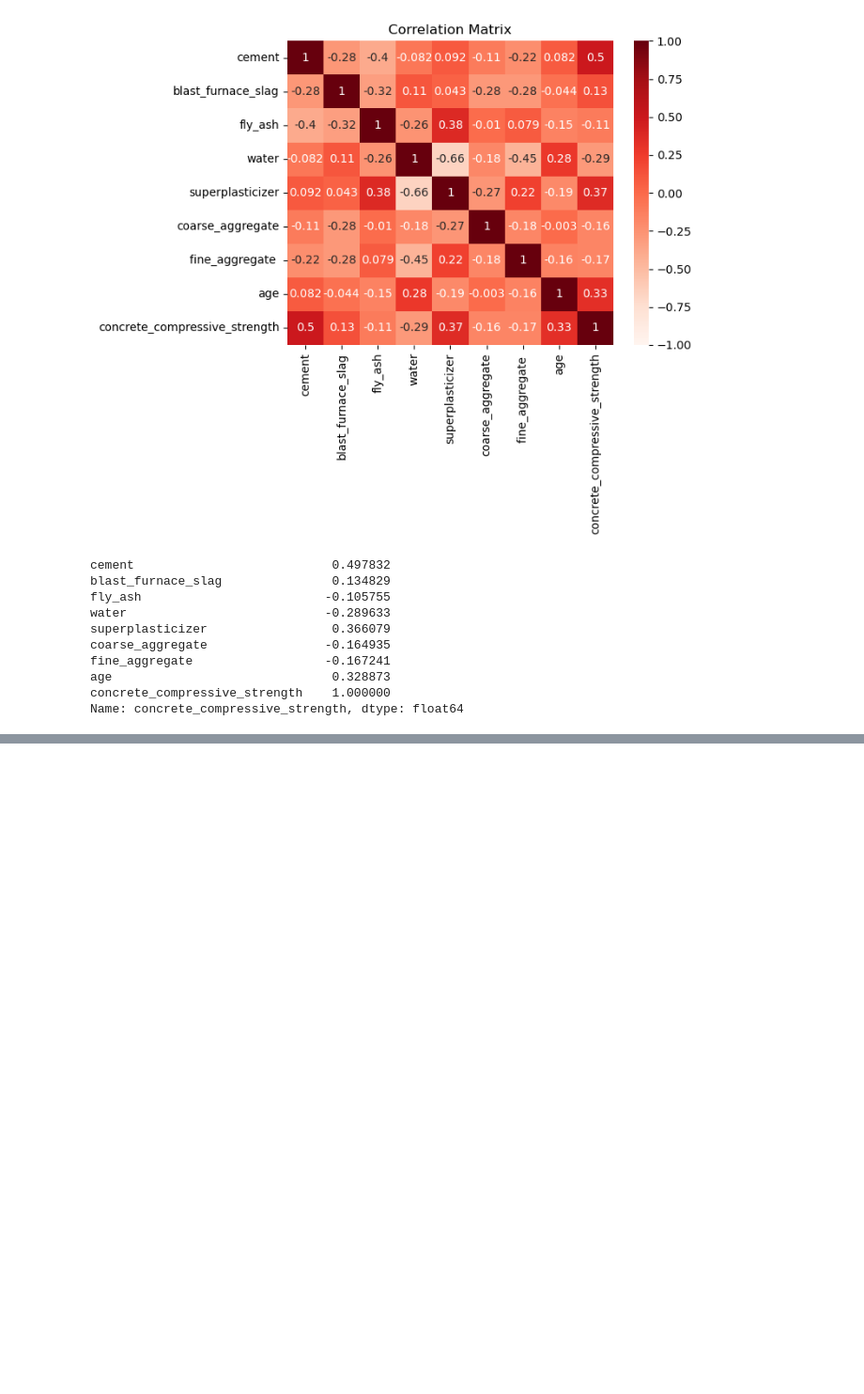
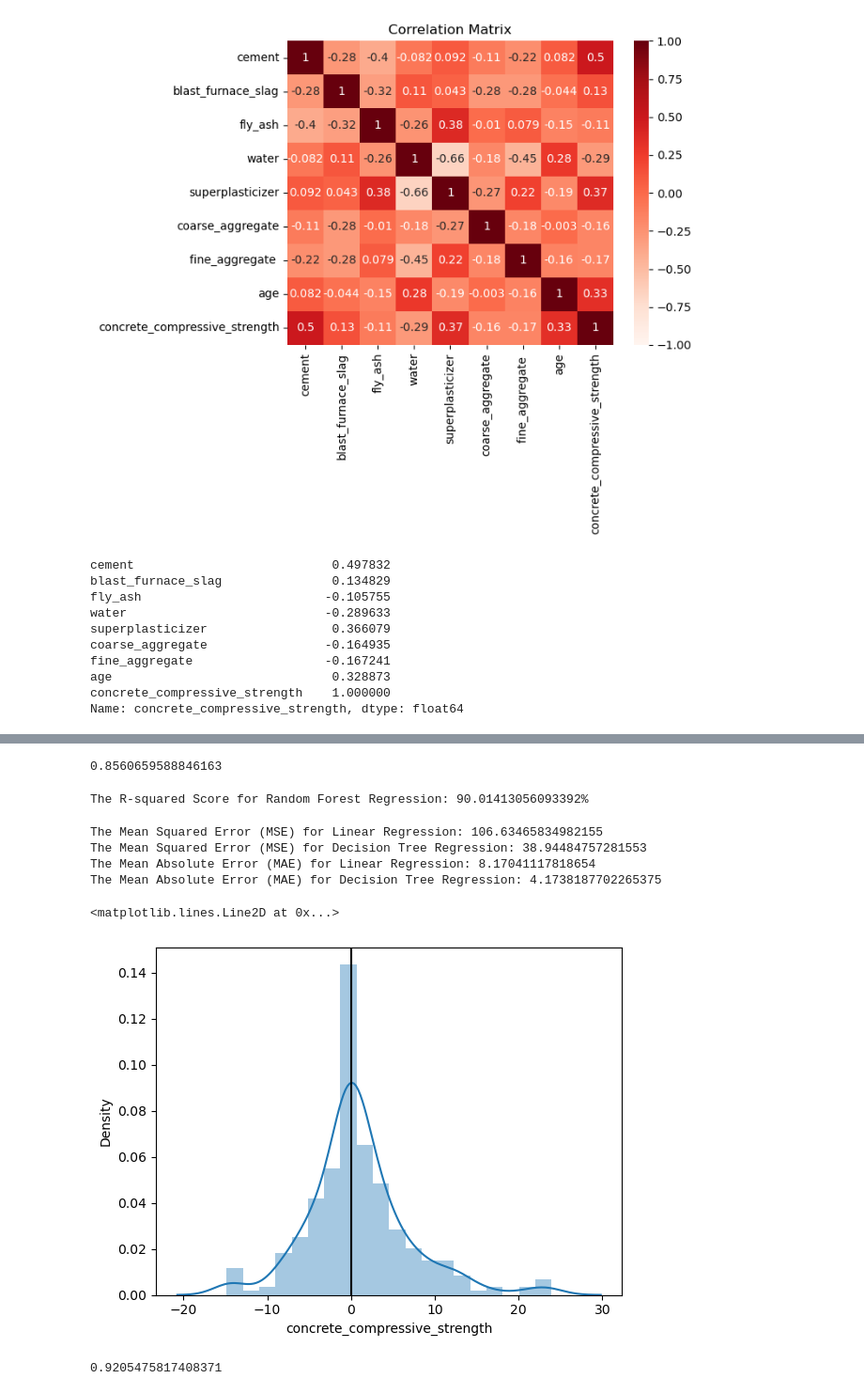
Before and after one commit to mukeshmagar543/CementCompositeStrength_PredictionModel, a Jupyter notebook: model.ipynb, the cells around one changed output, grey strips where cells are left out. Shown at 94% size. Saved outputs shown, nothing was run; the diff lists cells and outputs as text; code cells hidden in the pictures; blank space fills up the shorter version.

Commit message:
Boosting Algorithm Done

```diff
--- a/model.ipynb
+++ b/model.ipynb
@@ -208,0 +254,75 @@ r2_score_LR
+# %%
+# Decision Tree Regresson
+
+from sklearn.tree import DecisionTreeRegressor
+
+DT = DecisionTreeRegressor()
+
+DT.fit(X_train, y_train)
+
+y_pred_DT = DT.predict(X_test)
+
+r2_score_DT = r2_score(y_test, y_pred_DT)
+
+r2_score_DT
+# %% [output]
+0.8560659588846163
+# %%
+# Using Random Forest Regressor
+
+from sklearn.ensemble import RandomForestRegressor
+
+RF = RandomForestRegressor()
+
+RF.fit(X_train, y_train)
+
+y_pred_RF = RF.predict(X_test)
+
+r2_score_RF = r2_score(y_test, y_pred_RF)
+
+print(f'The R-squared Score for Random Forest Regression: {r2_score_RF * 100}%')
+# %% [output]
+The R-squared Score for Random Forest Regression: 90.01413056093392%
+# %%
+# Chec
+
+mse_LR = mean_squared_error(y_test, y_pred_LR)
+mse_DT = mean_squared_error(y_test, y_pred_DT)
+
+mae_LR = mean_absolute_error(y_test, y_pred_LR)
+mae_DT = mean_absolute_error(y_test, y_pred_DT)
+
+print(f'The Mean Squared Error (MSE) for Linear Regression: {mse_LR}')
+
+print(f'The Mean Squared Error (MSE) for Decision Tree Regression: {mse_DT}')
+
+print(f'The Mean Absolute Error (MAE) for Linear Regression: {mae_LR}')
+
+print(f'The Mean Absolute Error (MAE) for Decision Tree Regression: {mae_DT}')
+# %% [output]
+The Mean Squared Error (MSE) for Linear Regression: 106.63465834982155
+The Mean Squared Error (MSE) for Decision Tree Regression: 38.94484757281553
+The Mean Absolute Error (MAE) for Linear Regression: 8.17041117818654
+The Mean Absolute Error (MAE) for Decision Tree Regression: 4.1738187702265375
+# %%
+sns.distplot(y_test - y_pred_DT, bins=20)
+plt.axvline(0, color='k')
+# %% [output]
+<matplotlib.lines.Line2D at 0x...>
+[figure, added]
+# %%
+# Using XGB Boosting Algorithm
+import xgboost as xgb
+from xgboost import XGBRegressor
+
+XGB = XGBRegressor()
+
+XGB.fit(X_train, y_train)
+
+y_pred_XGB = XGB.predict(X_test)
+
+r2_score_XGB = r2_score(y_test, y_pred_XGB)
+
+r2_score_XGB
+# %% [output]
+0.9205475817408371
```
Also changed, not shown: parts of 14 cells of this notebook.
